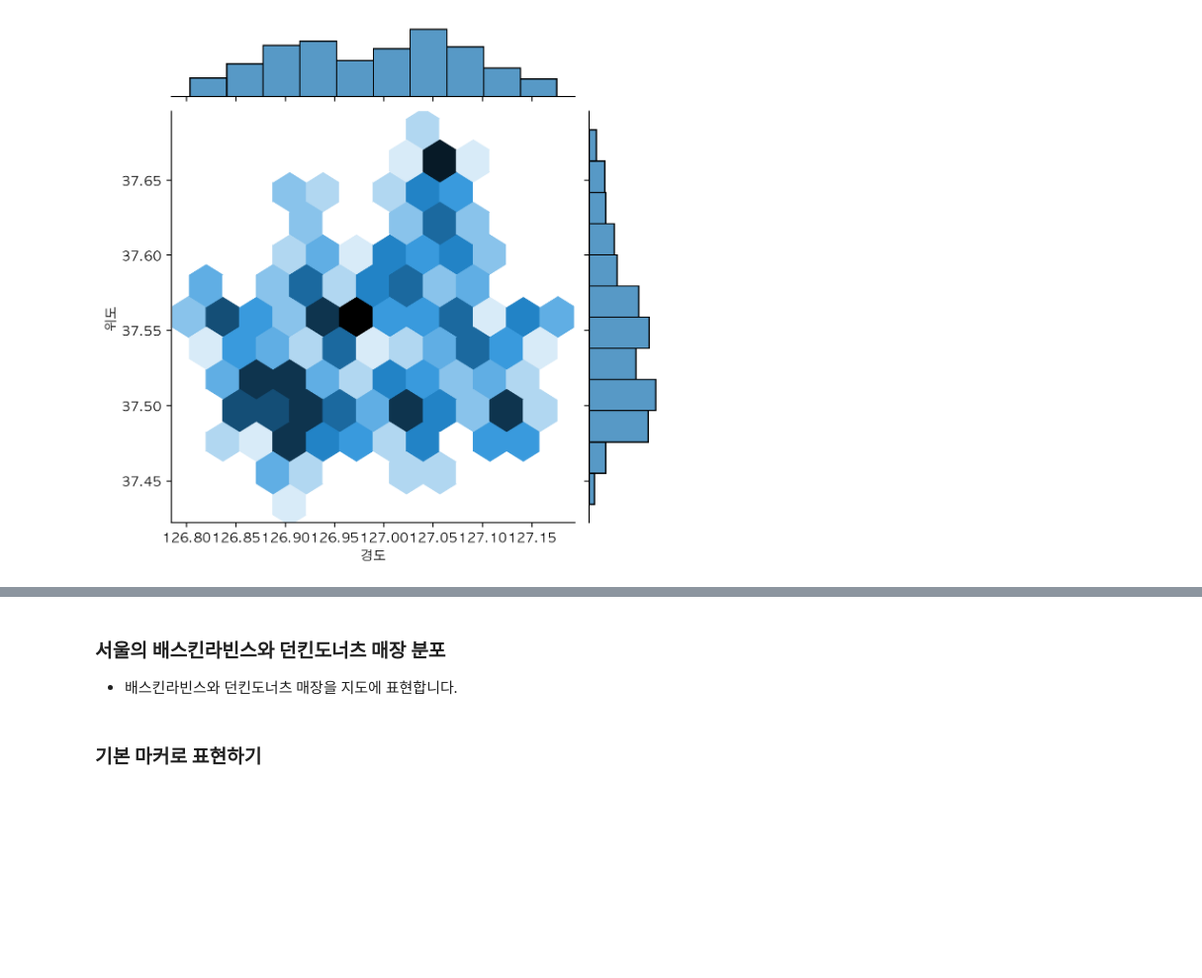
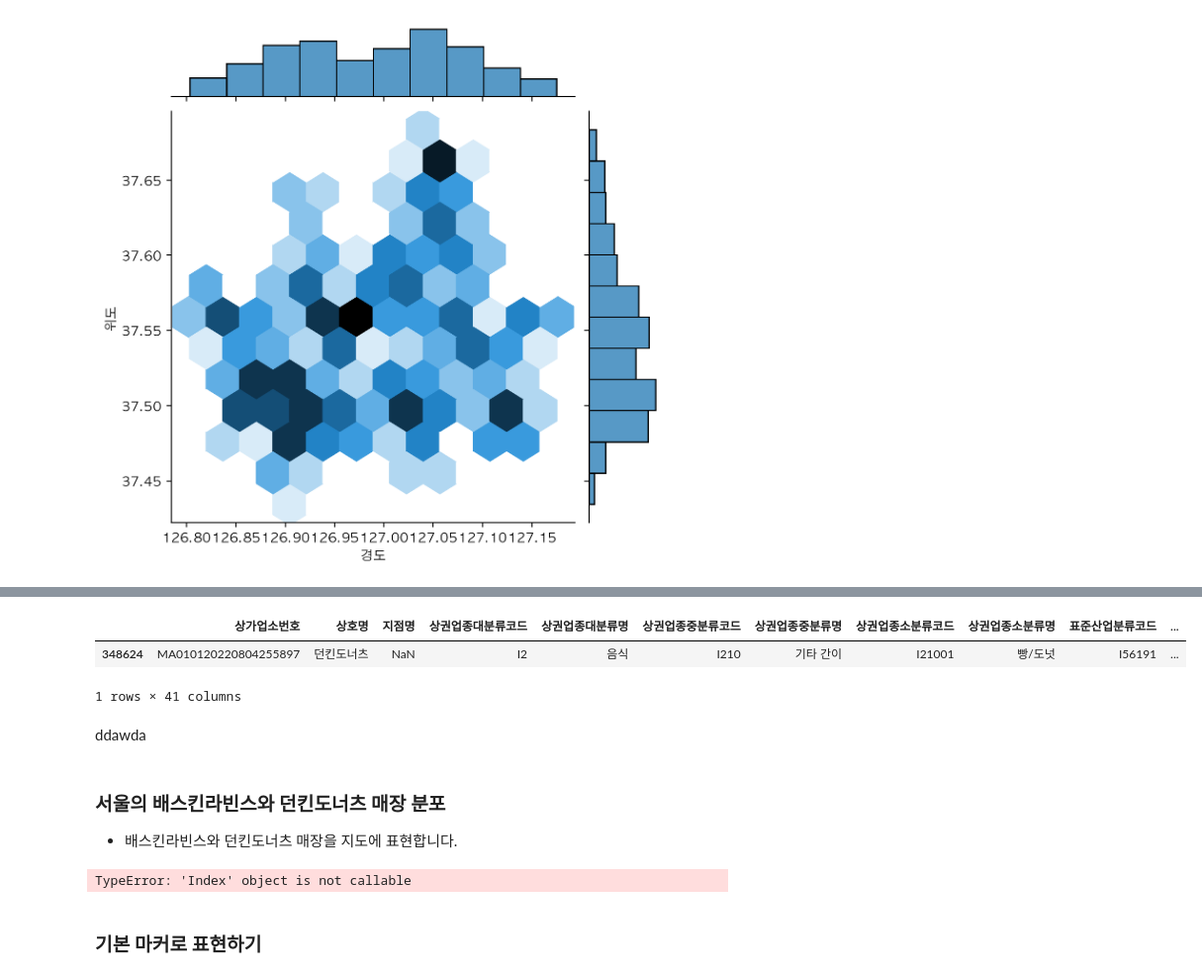
Before and after one commit to online5880/Public-Data-Analysis-in-Python, a Jupyter notebook: franchise/03_franchise_eda_input.ipynb, the cells around one changed output, grey strips where cells are left out. Shown at 99% size. Cells and saved outputs as stored; diff of their text form; code cells hidden in the pictures; blank space fills up the shorter version.

```diff
--- a/franchise/03_franchise_eda_input.ipynb
+++ b/franchise/03_franchise_eda_input.ipynb
@@ -516,5 +521,12 @@ import folium
 # %%
-# folium 사용법을 보고 일부 데이터를 출력해 봅니다.
+# folium 사용법을 보고 일부 데이터 보기
+df_31.sample()
+# %% [output]
+|  | 상가업소번호 | 상호명 | 지점명 | 상권업종대분류코드 | 상권업종대분류명 | 상권업종중분류코드 | 상권업종중분류명 | 상권업종소분류코드 | 상권업종소분류명 | 표준산업분류코드 | ... |
+| 348624 | MA010120220804255897 | 던킨도너츠 | NaN | I2 | 음식 | I210 | 기타 간이 | I21001 | 빵/도넛 | I56191 | ... |
+1 rows × 41 columns
+# %% [markdown]
+ddawda
 # %%
 # html 파일로 저장하기
 # tooltip 의 한글이 깨져보인다면 html 파일로 저장해서 보세요.
@@ -524,5 +536,8 @@ import folium
 - 배스킨라빈스와 던킨도너츠 매장을 지도에 표현합니다.
 # %%
 # 데이터프레임의 인덱스만 출력합니다.
+df_31.index
+# %% [output]
+TypeError: 'Index' object is not callable
 # %% [markdown]
 ### 기본 마커로 표현하기
```
Also changed, not shown: parts of 18 cells of this notebook.
